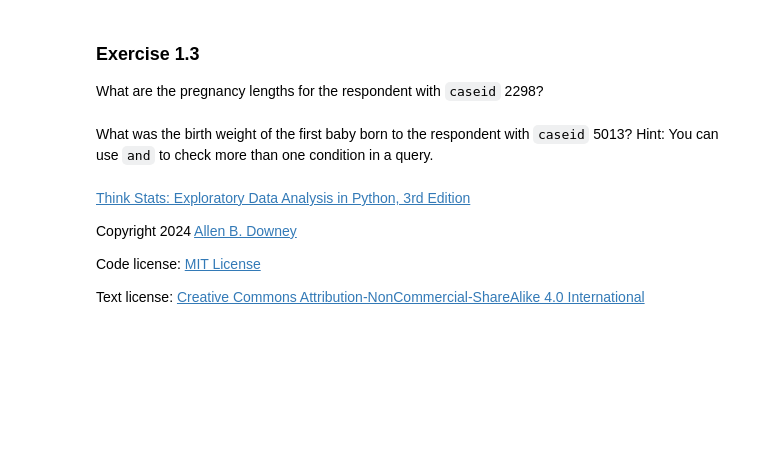
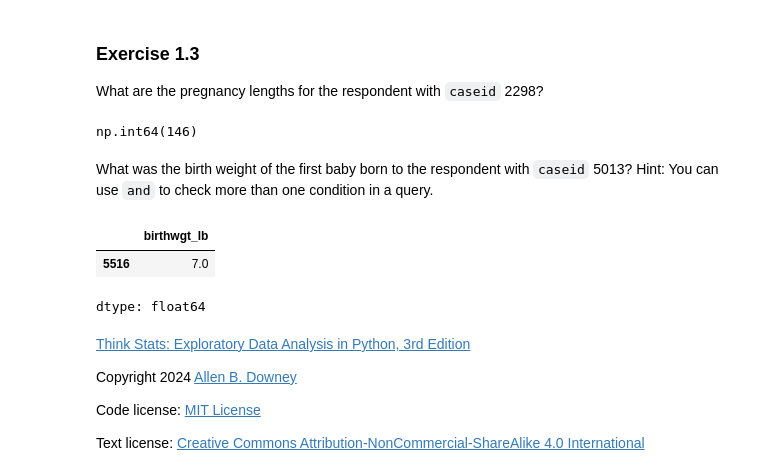
Before and after one commit to btomczok-alt/ThinkStatsBook, a Jupyter notebook: nb/chap01.ipynb, the cells around one changed output. Drawn from its saved outputs; the diff is of its cells as text; code cells hidden in the pictures; blank space fills up the shorter version.

```diff
--- a/nb/chap01.ipynb
+++ b/nb/chap01.ipynb
@@ -664,11 +664,21 @@ print(preg["totalwgt_kg"].mean(), preg["totalwgt_kg"].std())
 What are the pregnancy lengths for the respondent with `caseid` 2298?
 # %%
 # Solution goes here
+x = preg.query("caseid == 2298")
+x["prglngth"].sum()
+# %% [output]
+np.int64(146)
 # %% [markdown]
 What was the birth weight of the first baby born to the respondent with `caseid` 5013?
 Hint: You can use `and` to check more than one condition in a query.
 # %%
 # Solution goes here
+y =preg.query("caseid == 5013 and pregordr == 1")
+y["birthwgt_lb"]
+# %% [output]
+|  | birthwgt_lb |
+| 5516 | 7.0 |
+dtype: float64
 # %%
 # Solution goes here
 # %% [markdown]
```
